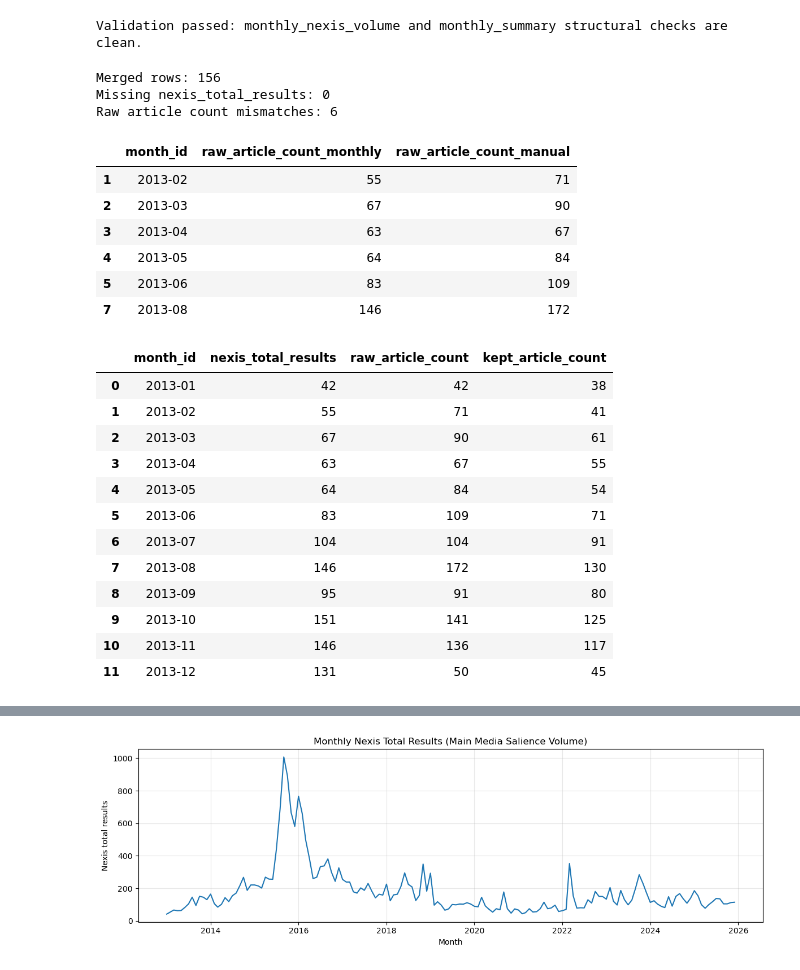
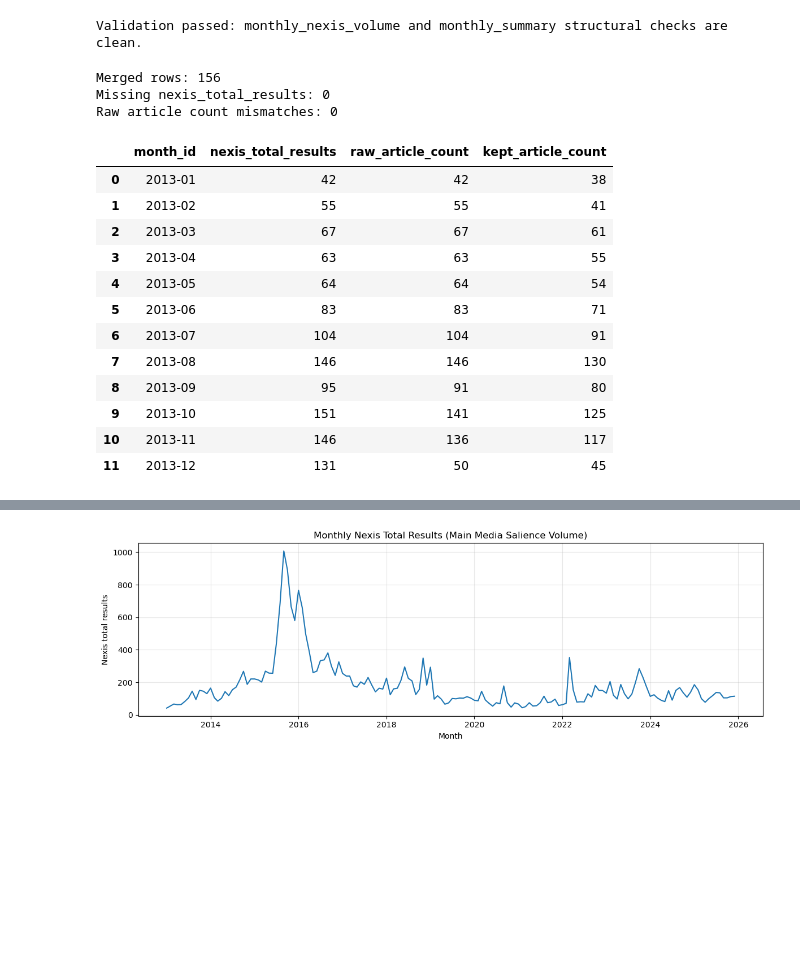
Before and after one commit to intox1ca7ed/AfD-project, a Jupyter notebook: notebooks/01_corpus_descriptive_report.ipynb, the cells around one changed output, grey strips where cells are left out. Cells and saved outputs as stored; diff of their text form; code cells hidden in the pictures; blank space fills up the shorter version.

```diff
--- a/notebooks/01_corpus_descriptive_report.ipynb
+++ b/notebooks/01_corpus_descriptive_report.ipynb
@@ -94,54 +94,50 @@ else:
     monthly2["raw_article_count_monthly"] = np.nan
 
 vol = monthly2.merge(nexis2, on="month_id", how="left", validate="one_to_one")
 vol["month_dt"] = pd.to_datetime(vol["month_id"] + "-01", errors="coerce")
 
 vol["raw_article_count_mismatch"] = (
     vol["raw_article_count_monthly"].notna()
     & vol["raw_article_count_manual"].notna()
     & (vol["raw_article_count_monthly"] != vol["raw_article_count_manual"])
 )
 
 vol["raw_article_count"] = vol["raw_article_count_manual"].where(
     vol["raw_article_count_manual"].notna(), vol["raw_article_count_monthly"]
 )
 
 mismatch_rows = vol.loc[
     vol["raw_article_count_mismatch"],
     ["month_id", "raw_article_count_monthly", "raw_article_count_manual"],
 ].sort_values("month_id")
 
 print("Merged rows:", len(vol))
 print("Missing nexis_total_results:", int(vol["nexis_total_results"].isna().sum()))
 print("Raw article count mismatches:", len(mismatch_rows))
+
+assert len(mismatch_rows) == 0, "Post-deletion baseline violated: raw_article_count mismatches found."
 if len(mismatch_rows):
+    # will not execute when assertion passes
     display(mismatch_rows)
 
 display(vol[["month_id", "nexis_total_results", "raw_article_count", "kept_article_count"]].head(12))
 # %% [output]
 Merged rows: 156
 Missing nexis_total_results: 0
-Raw article count mismatches: 6
+Raw article count mismatches: 0
-|  | month_id | raw_article_count_monthly | raw_article_count_manual |
-| 1 | 2013-02 | 55 | 71 |
-| 2 | 2013-03 | 67 | 90 |
-| 3 | 2013-04 | 63 | 67 |
-| 4 | 2013-05 | 64 | 84 |
-| 5 | 2013-06 | 83 | 109 |
-| 7 | 2013-08 | 146 | 172 |
+|  | month_id | nexis_total_results | raw_article_count | kept_article_count |
+| 0 | 2013-01 | 42 | 42 | 38 |
+| 1 | 2013-02 | 55 | 55 | 41 |
+| 2 | 2013-03 | 67 | 67 | 61 |
+| 3 | 2013-04 | 63 | 63 | 55 |
+| 4 | 2013-05 | 64 | 64 | 54 |
+| 5 | 2013-06 | 83 | 83 | 71 |
+| 6 | 2013-07 | 104 | 104 | 91 |
+| 7 | 2013-08 | 146 | 146 | 130 |
+| 8 | 2013-09 | 95 | 91 | 80 |
+| 9 | 2013-10 | 151 | 141 | 125 |
+| 10 | 2013-11 | 146 | 136 | 117 |
+| 11 | 2013-12 | 131 | 50 | 45 |
-|  | month_id | nexis_total_results | raw_article_count | kept_article_count |
-| 0 | 2013-01 | 42 | 42 | 38 |
-| 1 | 2013-02 | 55 | 71 | 41 |
-| 2 | 2013-03 | 67 | 90 | 61 |
-| 3 | 2013-04 | 63 | 67 | 55 |
-| 4 | 2013-05 | 64 | 84 | 54 |
-| 5 | 2013-06 | 83 | 109 | 71 |
-| 6 | 2013-07 | 104 | 104 | 91 |
-| 7 | 2013-08 | 146 | 172 | 130 |
-| 8 | 2013-09 | 95 | 91 | 80 |
-| 9 | 2013-10 | 151 | 141 | 125 |
-| 10 | 2013-11 | 146 | 136 | 117 |
-| 11 | 2013-12 | 131 | 50 | 45 |
 # %%
 
 # z-standardization uses population SD (ddof=0) for consistency with project outputs.
```
Also changed, not shown: parts of 3 cells of this notebook, 7 other files.
